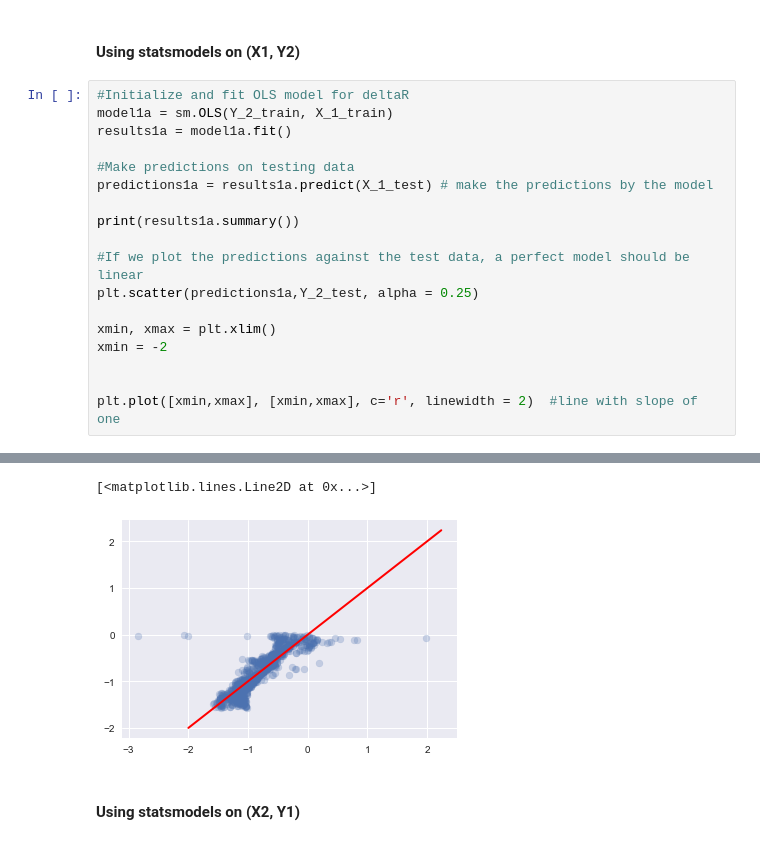
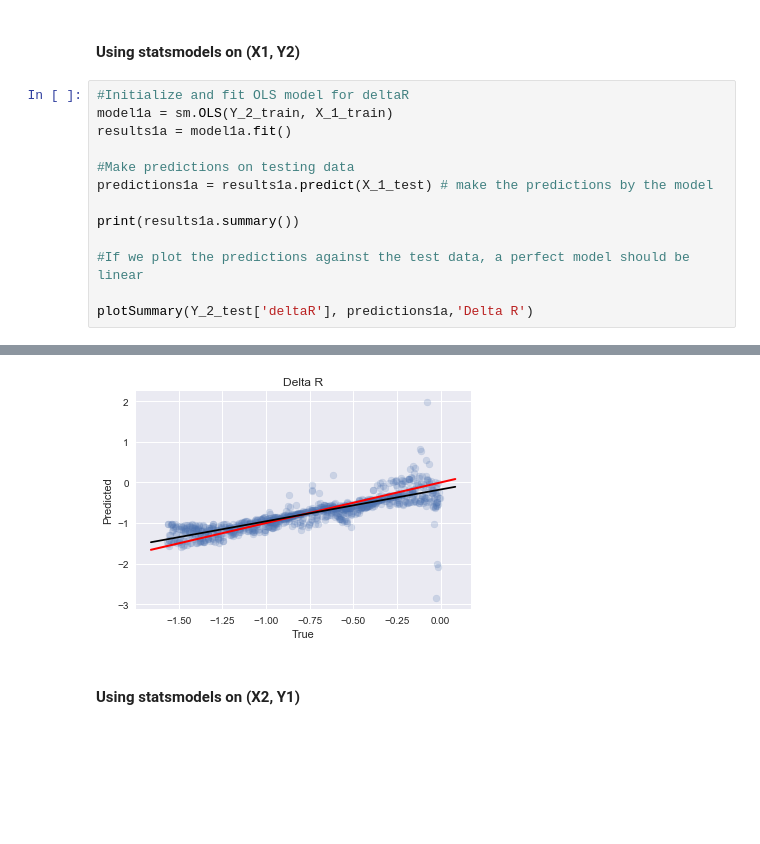
Before and after one commit to Lcollins91/DS_ResearchProject_ND, a Jupyter notebook: Master_CO_Circle_Spec_Model.ipynb, the cells around one changed output, grey strips where cells are left out. Drawn from its saved outputs; the diff is of its cells as text; blank space fills up the shorter version.

Commit message:
Updated more plots

```diff
--- a/Master_CO_Circle_Spec_Model.ipynb
+++ b/Master_CO_Circle_Spec_Model.ipynb
@@ -303,13 +303,8 @@ predictions1a = results1a.predict(X_1_test) # make the predictions by the model
 print(results1a.summary())
 
 #If we plot the predictions against the test data, a perfect model should be linear
-plt.scatter(predictions1a,Y_2_test, alpha = 0.25)
 
-xmin, xmax = plt.xlim()
-xmin = -2
-
-
-plt.plot([xmin,xmax], [xmin,xmax], c='r', linewidth = 2)  #line with slope of one
+plotSummary(Y_2_test['deltaR'], predictions1a,'Delta R')
 # %% [output]
                             OLS Regression Results
 ==============================================================================
@@ -321,15 +316,14 @@ Time:                        15:36:52   Log-Likelihood:                 313.80
 No. Observations:                2100   AIC:                            -581.6
 Df Residuals:                    2077   BIC:                            -451.7
 Df Model:                          23
 Covariance Type:            nonrobust
 ==============================================================================
 ... (32 lines left out)
 Warnings:
 [1] Standard Errors assume that the covariance matrix of the errors is correctly specified.
 [2] The condition number is large, 2.29e+05. This might indicate that there are
 strong multicollinearity or other numerical problems.
-[<matplotlib.lines.Line2D at 0x...>]
-[figure, old version]
+[figure, new version]
 # %% [markdown]
 #### Using statsmodels on (X2, Y1)
 # %%
```
Also changed, not shown: parts of 9 cells of this notebook.
